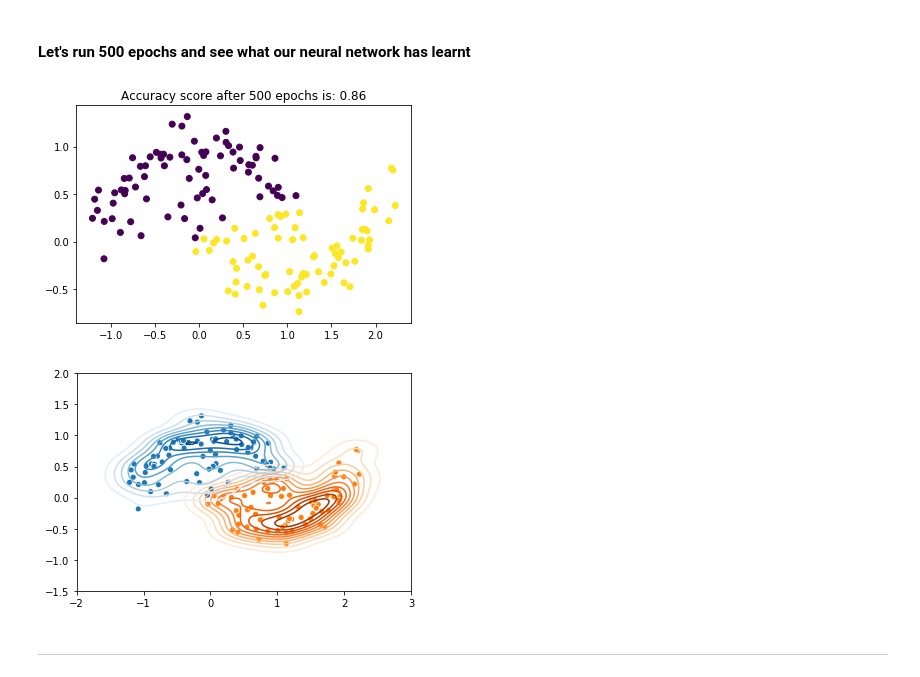
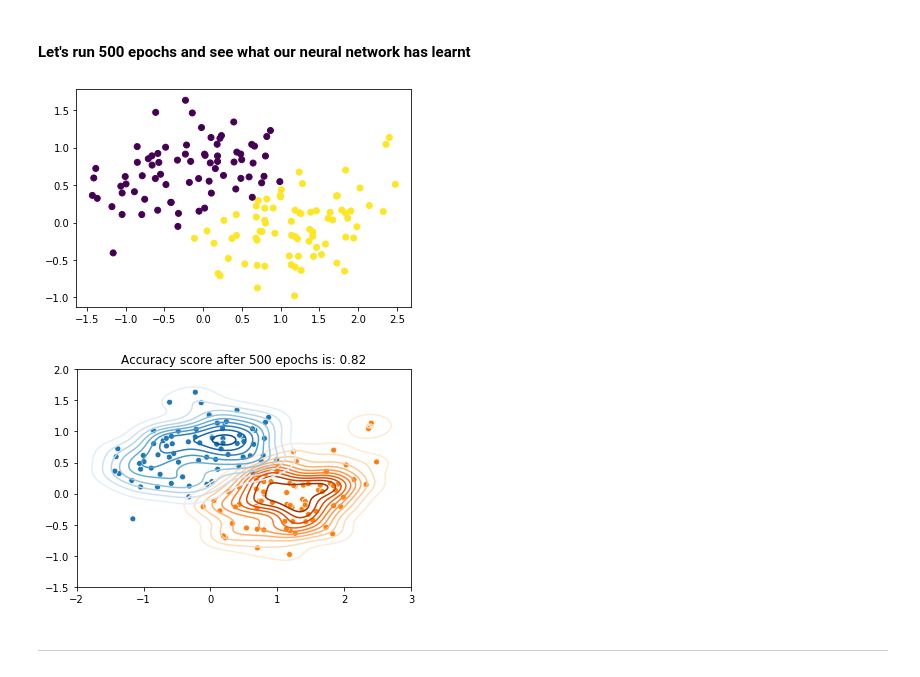
Before and after one commit to paizsgyorgy/Artificial_neural_network, a Jupyter notebook: Notebooks/03 ANN_backprop_illustration.ipynb, the cells around one changed output. Saved outputs shown, nothing was run; the diff lists cells and outputs as text; code cells hidden in the pictures.

```diff
--- a/Notebooks/03 ANN_backprop_illustration.ipynb
+++ b/Notebooks/03 ANN_backprop_illustration.ipynb
@@ -116,7 +116,7 @@ def backpropagation(X, y, w0, w1, LR0=0.01, LR1=0.001):
 # %%
 #Initialize data and weights
 np.random.seed(42)
-X, y = make_moons(n_samples=150, noise=0.15, random_state=42)
+X, y = make_moons(n_samples=150, noise=0.3, random_state=42)
 w0 = np.random.rand(3,2)
 assert w0.shape == (3,2)
 w1 = np.random.rand(3,1)
@@ -169,19 +163,19 @@ y_pred = predict(y_prob).flatten()
 # %%
 ## Plot the prediction results
 _ = plt.scatter(X[:,0], X[:,1], c=y_pred)
-_ = plt. title(f'Accuracy score after 500 epochs is: {accuracy_score(y_pred, y)}')
 # %% [output]
-[figure, old version]
+[figure, new version]
 # %%
 ones = X[y_pred == 1]
 zeros = X[y_pred != 1]
-ax = sns.kdeplot(ones[:,0], ones[:,1], cmap="Oranges")
-ax = sns.kdeplot(zeros[:,0], zeros[:,1], cmap="Blues")
-ax = sns.scatterplot(X[:,0], X[:,1], hue=y_pred, legend=False)
-ax = plt.ylim(-1.5, 2)
-ax = plt.xlim(-2,3)
+_ = sns.kdeplot(ones[:,0], ones[:,1], cmap="Oranges")
+_ = sns.kdeplot(zeros[:,0], zeros[:,1], cmap="Blues")
+_ = sns.scatterplot(X[:,0], X[:,1], hue=y_pred, legend=False)
+_ = plt.ylim(-1.5, 2)
+_ = plt.xlim(-2,3)
+_ = plt. title(f'Accuracy score after 500 epochs is: {accuracy_score(y_pred, y)}')
 # %% [output]
-[figure, old version]
+[figure, new version]
 # %% [markdown]
 ---
 # %% [markdown]
```
Also changed, not shown: parts of 14 cells of this notebook, 2 other files.
